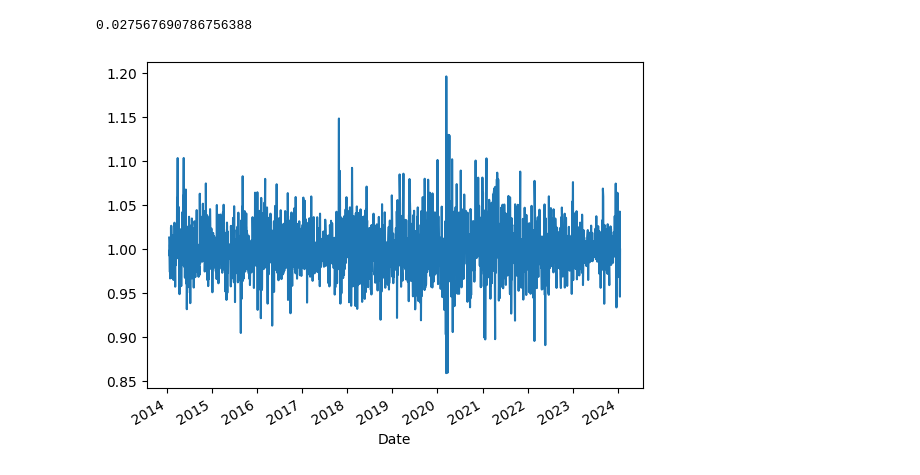
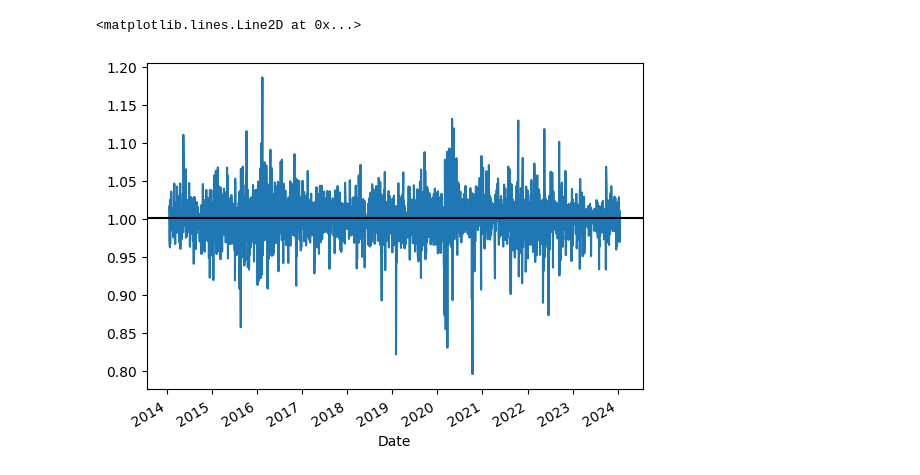
Before and after one commit to Outertrojan/Strategies-Analyses, a Jupyter notebook: Stock_Analysis.ipynb, the cells around one changed output. Drawn from its saved outputs; the diff is of its cells as text; code cells hidden in the pictures.

Commit message:
Add files via upload
Stock analysis with various statistical measures.
Note: Work in progress!!
☄️.*. ⋆
⋆.｡☆ﾟ°˖* 🔭🦔

```diff
--- a/Stock_Analysis.ipynb
+++ b/Stock_Analysis.ipynb
@@ -7,7 +7,8 @@ import numpy as np
 import datetime
 # %%
 # Adding stock to the list of stocks and retreiving data for a period of 5 years
-stocks = ['VEDL.NS', 'SBIN.NS', 'SAIL.NS', 'TCS.NS', '^NSEI']
+stocks = ['VEDL.NS', 'JINDALSTEL.NS', 'SAIL.NS',
+          'TATASTEEL.NS', '^NSEI', 'JSWSTEEL.NS']
 stock = yf.download(tickers=stocks, period='10y')
 Portfolio = stock['Close']
 Portfolio
@@ -51,8 +59,11 @@ Portfolio_return
 # %%
-Portfolio_return['SAIL.NS'].plot()
-dev = np.square(Portfolio_return['SAIL.NS']-Portfolio_return['SAIL.NS'].mean())
+Portfolio_return['VEDL.NS'].plot()
+dev = np.square(Portfolio_return['VEDL.NS']-Portfolio_return['VEDL.NS'].mean())
 standard_deviation = np.sqrt((dev.sum())/len(Portfolio_return))
-standard_deviation
+mean = Portfolio_return['VEDL.NS'].mean()
+mean
+plt.axhline(y=mean, xmin=0,
+            xmax=Portfolio_return['VEDL.NS'].max(), color='black')
 # %% [output]
-0.027567690786756388
+<matplotlib.lines.Line2D at 0x...>
-[figure, old version]
+[figure, new version]
```
Also changed, not shown: parts of 6 cells of this notebook.
